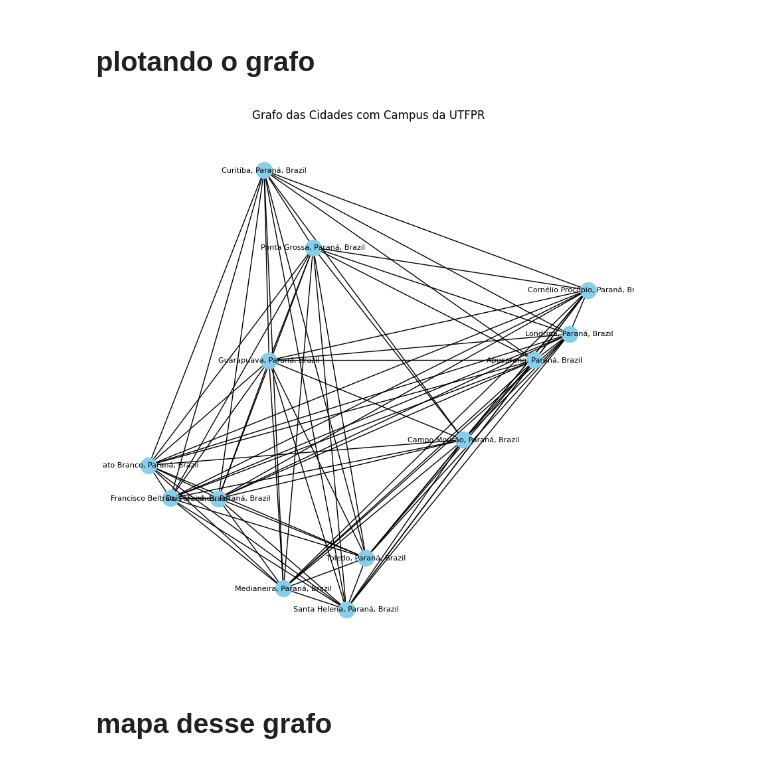
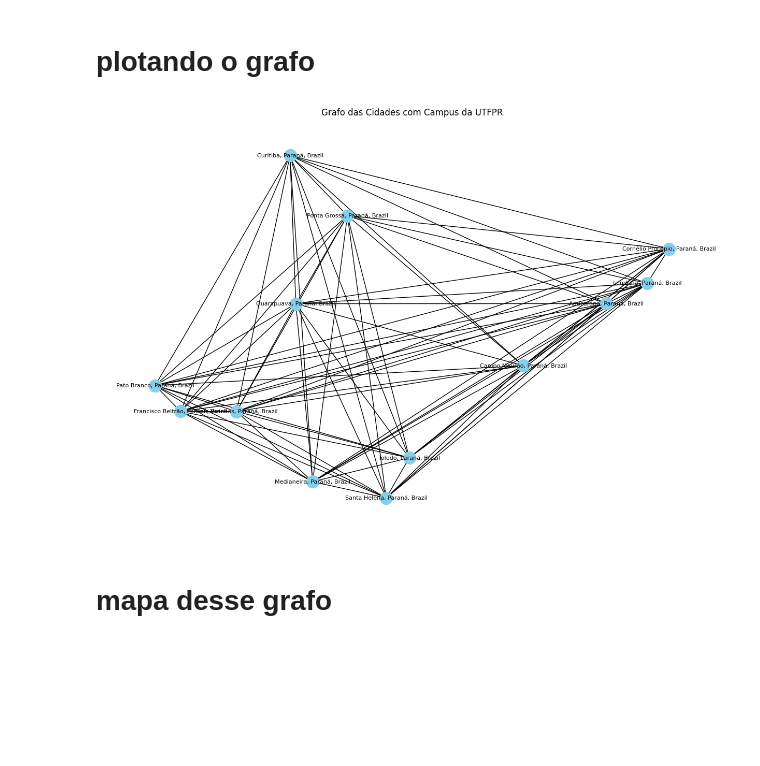
Before and after one commit to JoaoSerezuelo/artigoGrafo, a Jupyter notebook: tsp.ipynb, the cells around one changed output. Drawn from its saved outputs; the diff is of its cells as text; code cells hidden in the pictures; blank space fills up the shorter version.

```diff
--- a/tsp.ipynb
+++ b/tsp.ipynb
@@ -48,12 +48,12 @@ for i, cidade1 in enumerate(cidades):
 # %%
 # Plotar o grafo
 pos = nx.get_node_attributes(G, 'pos')
-plt.figure(figsize=(8, 8))
+plt.figure(figsize=(12, 8))
 nx.draw(G, pos, with_labels=True, node_size=300, font_size=8, node_color='skyblue')
 plt.title("Grafo das Cidades com Campus da UTFPR")
 plt.show()
 # %% [output]
-[figure, old version]
+[figure, new version]
 # %% [markdown]
 # mapa desse grafo
 # %%
```
Also changed, not shown: parts of 2 cells of this notebook, 1 other file.
